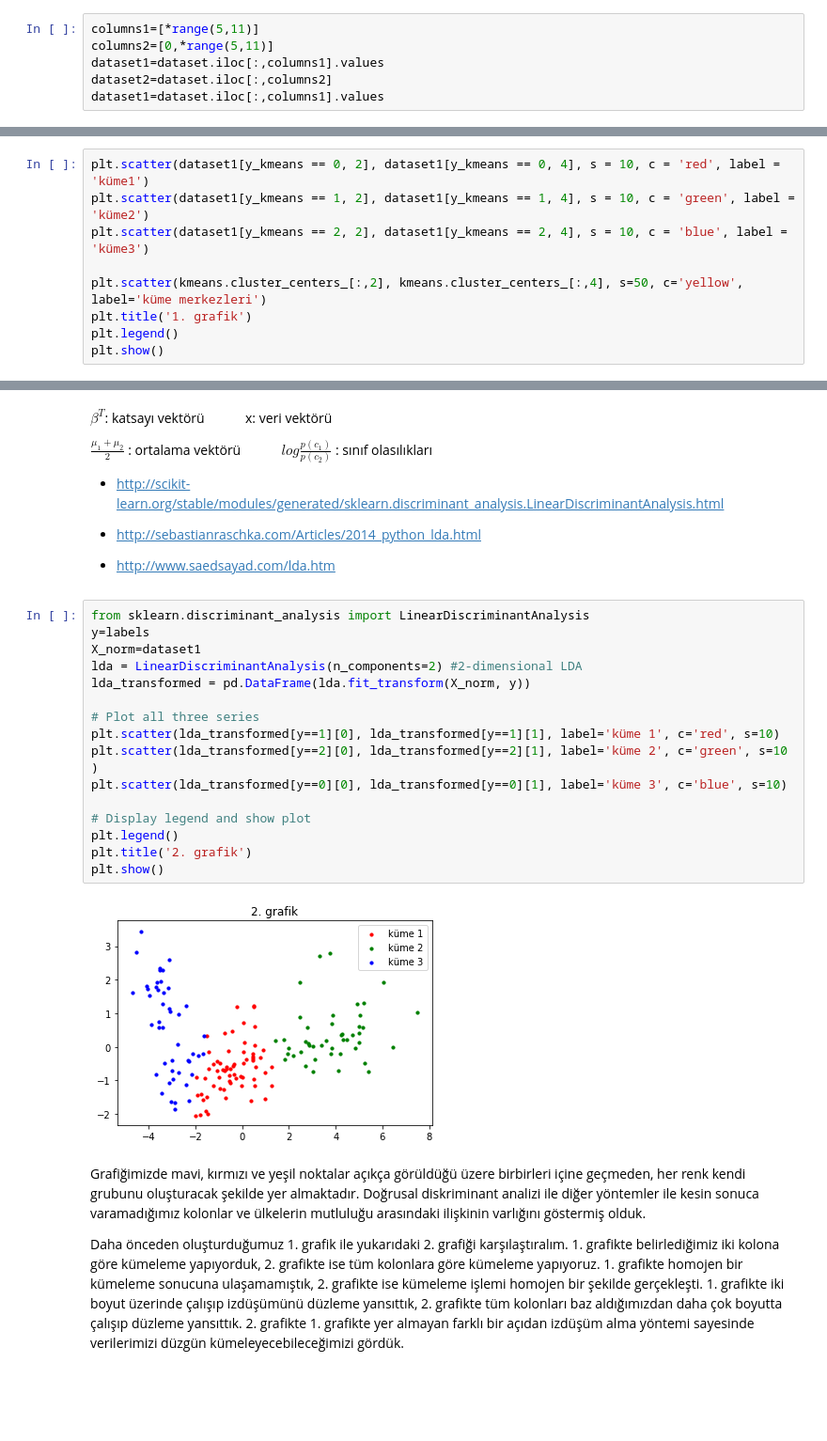
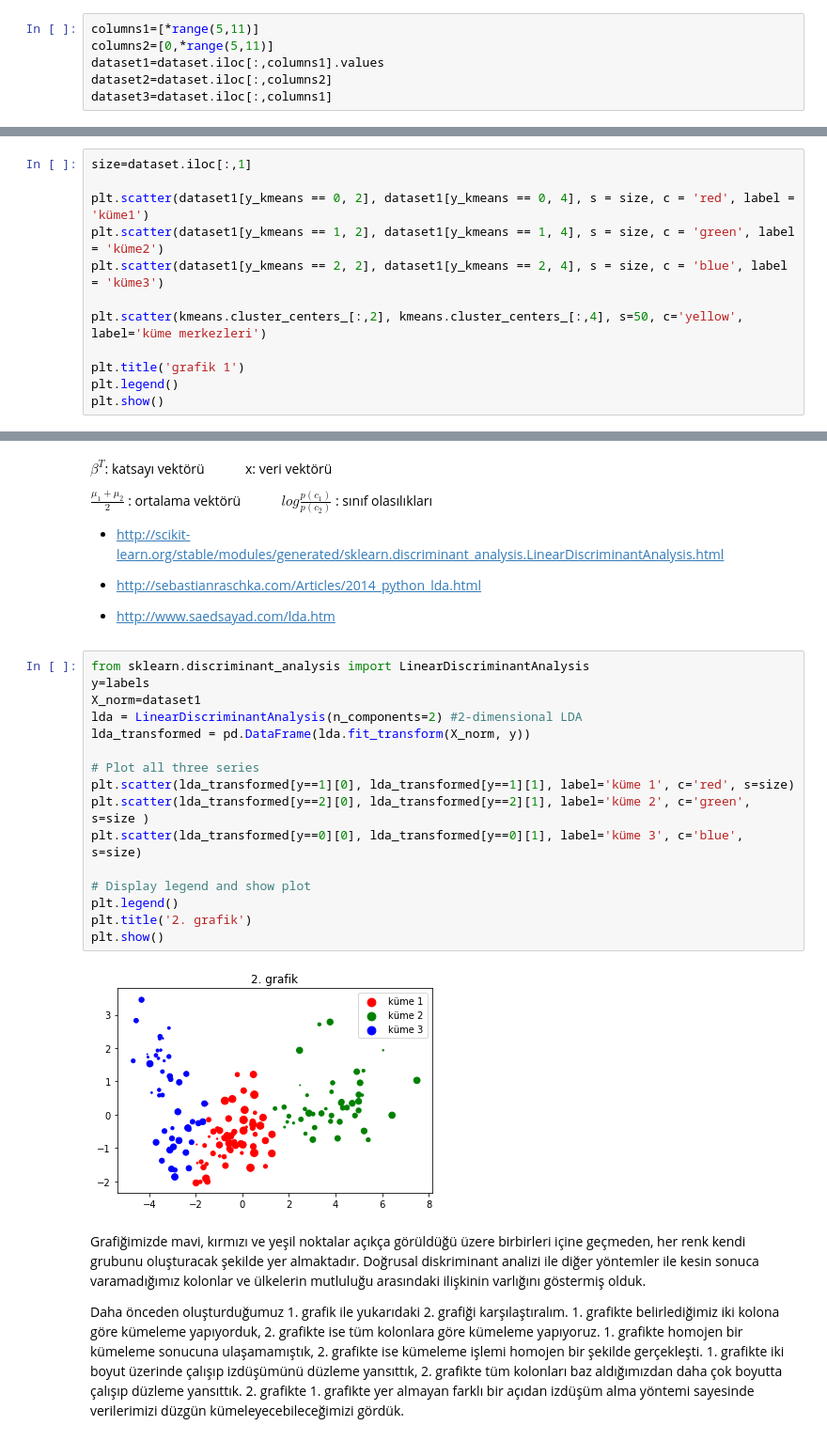
Before and after one commit to makdogann/happscr, a Jupyter notebook: happinesrank_2017 (1).ipynb, the cells around one changed output, grey strips where cells are left out. Shown: that part at 94% size. Drawn from its saved outputs; the diff is of its cells as text; blank space fills up the shorter version.

```diff
--- a/happinesrank_2017 (1).ipynb
+++ b/happinesrank_2017 (1).ipynb
@@ -66,7 +66,7 @@ columns1=[*range(5,11)]
 columns2=[0,*range(5,11)]
 dataset1=dataset.iloc[:,columns1].values
 dataset2=dataset.iloc[:,columns2]
-dataset1=dataset.iloc[:,columns1].values
+dataset3=dataset.iloc[:,columns1]
 # %% [markdown]
 Veri setimizin içeriğini, detaylarını göstermek için describe ile kolon bazlı detaylandıralım.
 # %%
@@ -247,10 +276,13 @@ y_kmeans = kmeans.fit_predict(dataset1)
 # %%
-plt.scatter(dataset1[y_kmeans == 0, 2], dataset1[y_kmeans == 0, 4], s = 10, c = 'red', label = 'küme1')
-plt.scatter(dataset1[y_kmeans == 1, 2], dataset1[y_kmeans == 1, 4], s = 10, c = 'green', label = 'küme2')
-plt.scatter(dataset1[y_kmeans == 2, 2], dataset1[y_kmeans == 2, 4], s = 10, c = 'blue', label = 'küme3')
+size=dataset.iloc[:,1]
+
+plt.scatter(dataset1[y_kmeans == 0, 2], dataset1[y_kmeans == 0, 4], s = size, c = 'red', label = 'küme1')
+plt.scatter(dataset1[y_kmeans == 1, 2], dataset1[y_kmeans == 1, 4], s = size, c = 'green', label = 'küme2')
+plt.scatter(dataset1[y_kmeans == 2, 2], dataset1[y_kmeans == 2, 4], s = size, c = 'blue', label = 'küme3')
 
 plt.scatter(kmeans.cluster_centers_[:,2], kmeans.cluster_centers_[:,4], s=50, c='yellow', label='küme merkezleri')
-plt.title('1. grafik')
+
+plt.title('grafik 1')
 plt.legend()
 plt.show()
 # %% [output]
@@ -390,21 +481,21 @@ $ log \frac{ p(c_1) }{p(c_2)} $ : sınıf olasılıkları
 # %%
 from sklearn.discriminant_analysis import LinearDiscriminantAnalysis
 y=labels
 X_norm=dataset1
 lda = LinearDiscriminantAnalysis(n_components=2) #2-dimensional LDA
 lda_transformed = pd.DataFrame(lda.fit_transform(X_norm, y))
 
 # Plot all three series
-plt.scatter(lda_transformed[y==1][0], lda_transformed[y==1][1], label='küme 1', c='red', s=10)
-plt.scatter(lda_transformed[y==2][0], lda_transformed[y==2][1], label='küme 2', c='green', s=10 )
-plt.scatter(lda_transformed[y==0][0], lda_transformed[y==0][1], label='küme 3', c='blue', s=10)
+plt.scatter(lda_transformed[y==1][0], lda_transformed[y==1][1], label='küme 1', c='red', s=size)
+plt.scatter(lda_transformed[y==2][0], lda_transformed[y==2][1], label='küme 2', c='green', s=size )
+plt.scatter(lda_transformed[y==0][0], lda_transformed[y==0][1], label='küme 3', c='blue', s=size)
 
 # Display legend and show plot
 plt.legend()
 plt.title('2. grafik')
 plt.show()
 # %% [output]
-[figure, old version]
+[figure, new version]
 # %% [markdown]
 Grafiğimizde mavi, kırmızı ve yeşil noktalar açıkça görüldüğü üzere birbirleri içine geçmeden, her renk kendi grubunu oluşturacak şekilde yer almaktadır. Doğrusal diskriminant analizi ile diğer yöntemler ile kesin sonuca varamadığımız kolonlar ve ülkelerin mutluluğu arasındaki ilişkinin varlığını göstermiş olduk.
 
```
Also changed, not shown: parts of 35 cells of this notebook.
